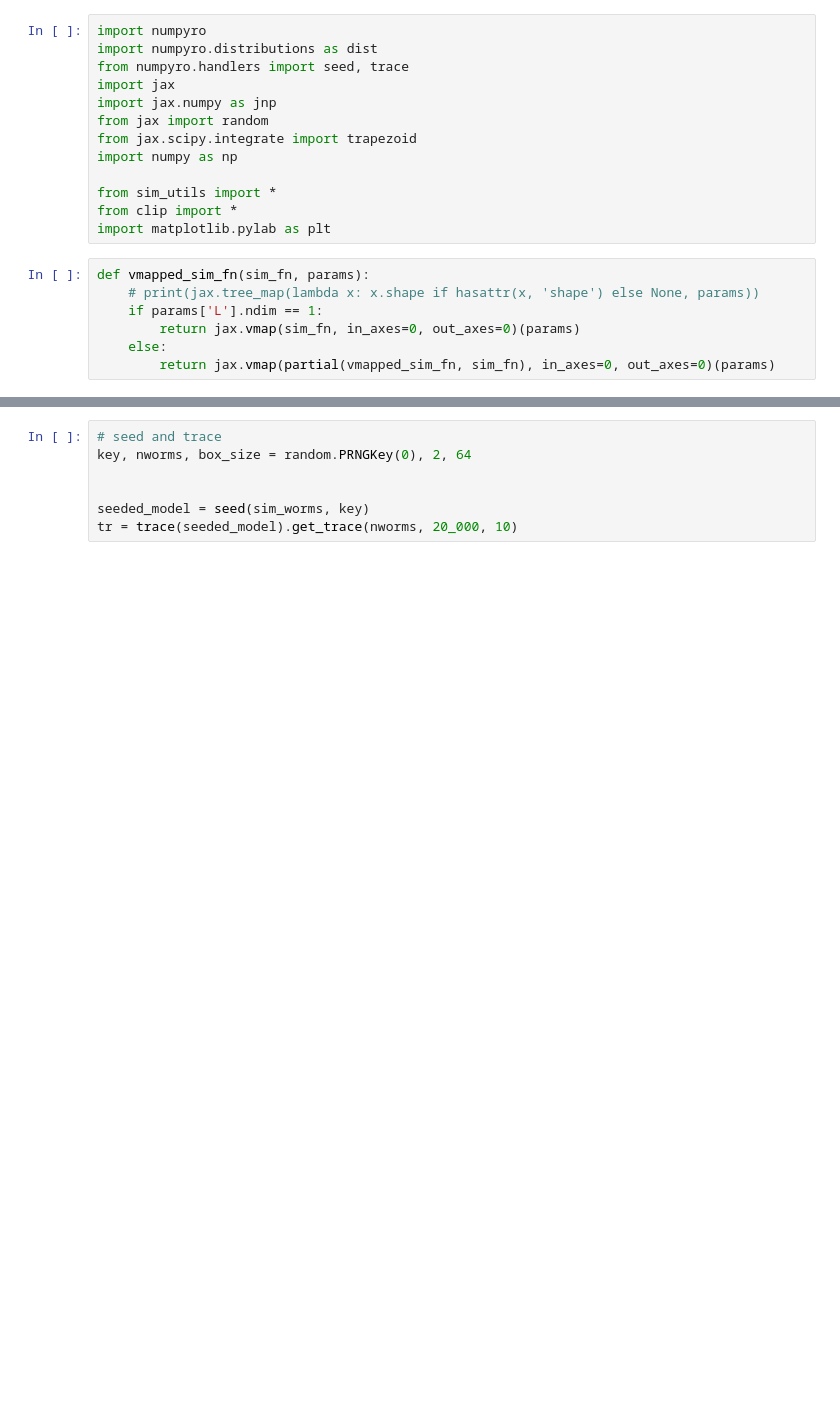
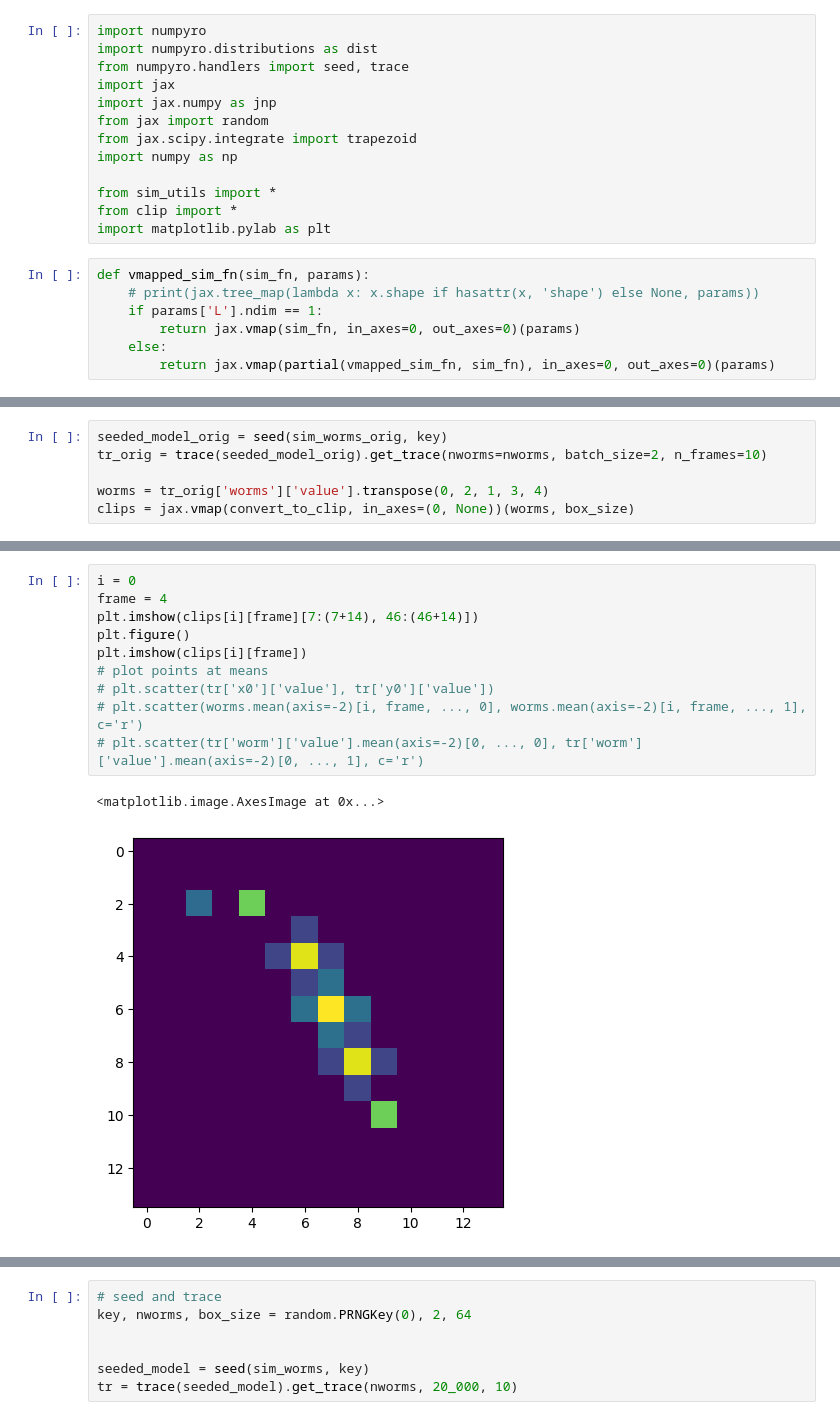
Before and after one commit to deoxyribose/wormsim, a Jupyter notebook: numpyro_sim.ipynb, the cells around one changed output, grey strips where cells are left out. Saved outputs shown, nothing was run; the diff lists cells and outputs as text; blank space fills up the shorter version.

```diff
--- a/numpyro_sim.ipynb
+++ b/numpyro_sim.ipynb
@@ -83,0 +218,6 @@ False
+# %%
+seeded_model_orig = seed(sim_worms_orig, key)
+tr_orig = trace(seeded_model_orig).get_trace(nworms=nworms, batch_size=2, n_frames=10)
+
+worms = tr_orig['worms']['value'].transpose(0, 2, 1, 3, 4)
+clips = jax.vmap(convert_to_clip, in_axes=(0, None))(worms, box_size)
@@ -83,0 +228,13 @@ False
+# %%
+i = 0
+frame = 4
+plt.imshow(clips[i][frame][7:(7+14), 46:(46+14)])
+plt.figure()
+plt.imshow(clips[i][frame])
+# plot points at means
+# plt.scatter(tr['x0']['value'], tr['y0']['value'])
+# plt.scatter(worms.mean(axis=-2)[i, frame, ..., 0], worms.mean(axis=-2)[i, frame, ..., 1], c='r')
+# plt.scatter(tr['worm']['value'].mean(axis=-2)[0, ..., 0], tr['worm']['value'].mean(axis=-2)[0, ..., 1], c='r')
+# %% [output]
+<matplotlib.image.AxesImage at 0x...>
+[figure, added]
```
Also changed, not shown: parts of 15 cells of this notebook, 2 other files.
